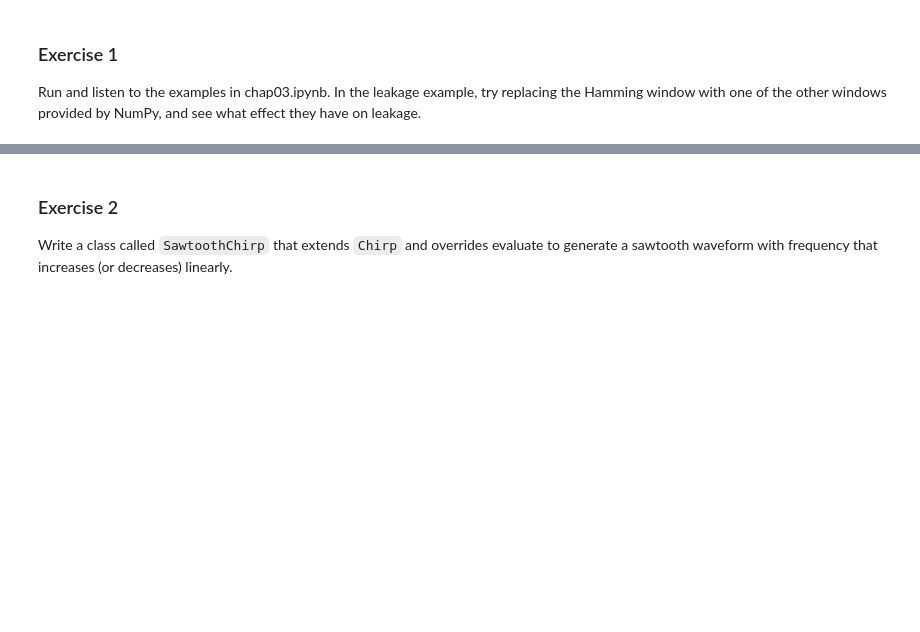
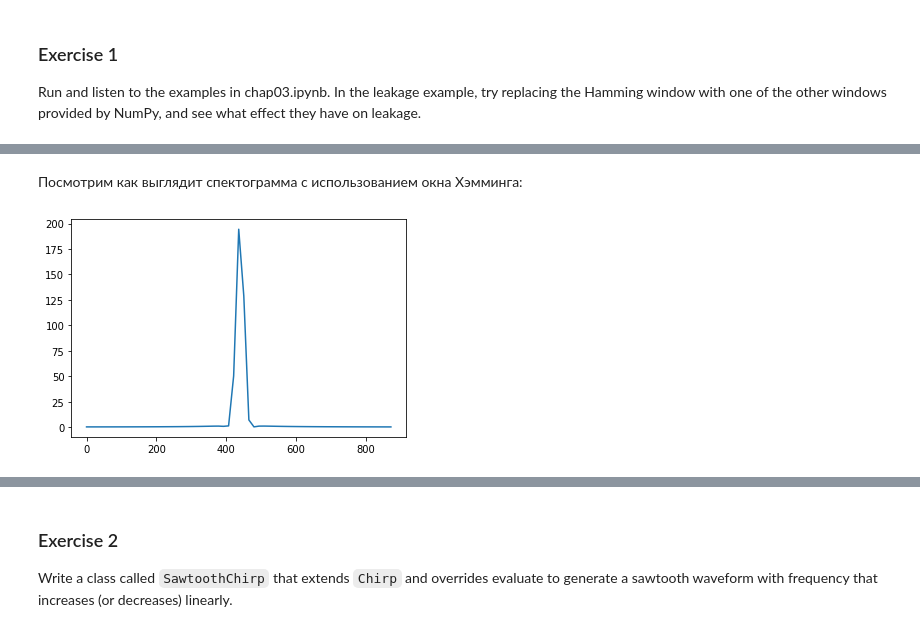
Before and after one commit to wooffie/spbstu-telecom, a Jupyter notebook: ThinkDSP/lab03.ipynb, the cells around one changed output, grey strips where cells are left out. Saved outputs shown, nothing was run; the diff lists cells and outputs as text; code cells hidden in the pictures; blank space fills up the shorter version.

```diff
--- a/ThinkDSP/lab03.ipynb
+++ b/ThinkDSP/lab03.ipynb
@@ -8,0 +32,8 @@ Run and listen to the examples in chap03.ipynb.  In the leakage example, try rep
+# %% [markdown]
+Посмотрим как выглядит спектограмма с использованием окна Хэмминга:
+# %%
+wave.hamming()
+spectrum = wave.make_spectrum()
+spectrum.plot(high=880)
+# %% [output]
+[figure, added]
```
Also changed, not shown: parts of 40 cells of this notebook.
